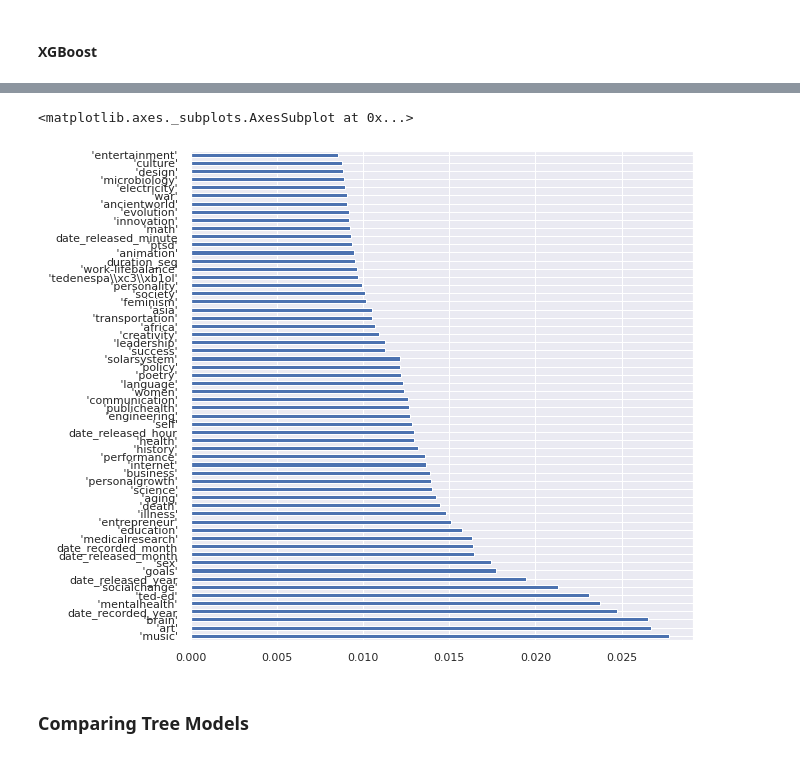
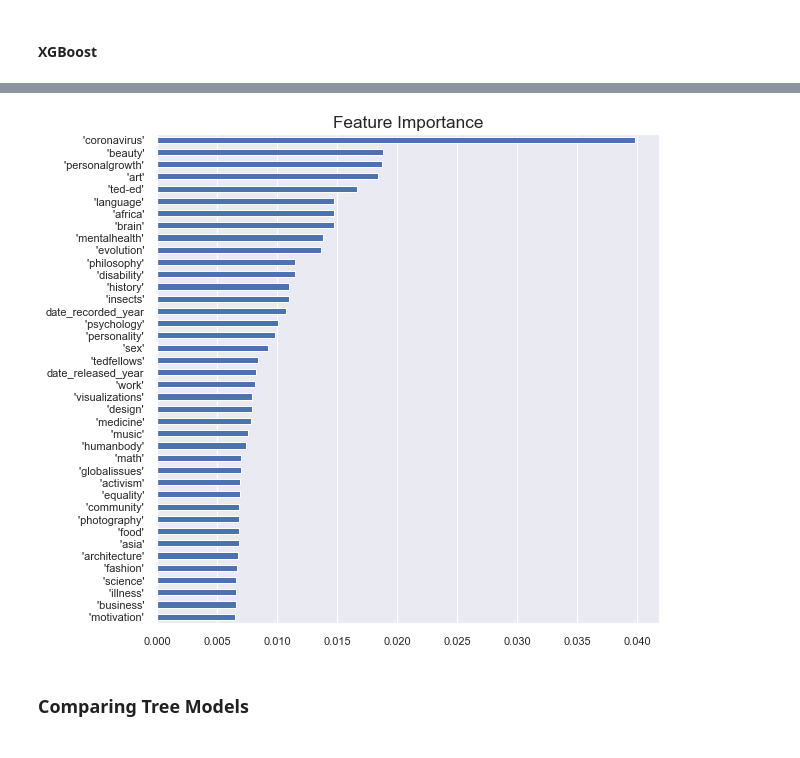
Before and after one commit to aaas24/code_library, a Jupyter notebook: ted_talks/ted_talks_final.ipynb, the cells around one changed output, grey strips where cells are left out. Saved outputs shown, nothing was run; the diff lists cells and outputs as text; code cells hidden in the pictures.

```diff
--- a/ted_talks/ted_talks_final.ipynb
+++ b/ted_talks/ted_talks_final.ipynb
@@ -1221,12 +1255,22 @@ plt.show()
-# %%
-(pd.Series(xgb_model.feature_importances_, index=X.columns.values)
-  .sort_values(ascending=False)
-  .iloc[:60]
-  .plot.barh()
-)
-# %% [output]
-<matplotlib.axes._subplots.AxesSubplot at 0x...>
-[figure, removed]
+# %%
+df_graph=(pd.Series(xgb_model.feature_importances_, index=X.columns.values)
+  .sort_values(ascending=False)
+  .iloc[:40]
+  .sort_values(ascending=True)
+  .plot.barh()
+)
+
+#improving labels
+ax.set_xlabel('Importance')
+ax.set_ylabel('Features ')
+
+
+#styling grid, leyend and title
+plt.title('Feature Importance', ha='center', fontsize='x-large')
+ax.set_facecolor("white")
+plt.grid(axis='y', color='black', alpha=.2)
+# %% [output]
+[figure, added]
 # %% [markdown]
 ### Comparing Tree Models
 # %%
```
Also changed, not shown: parts of 64 cells of this notebook, 6 other files.
